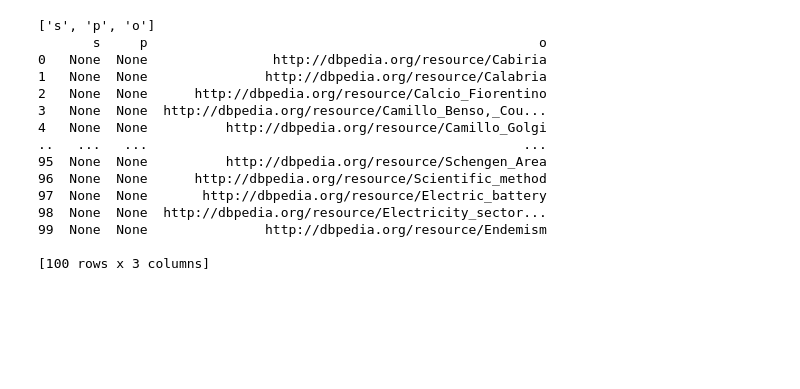
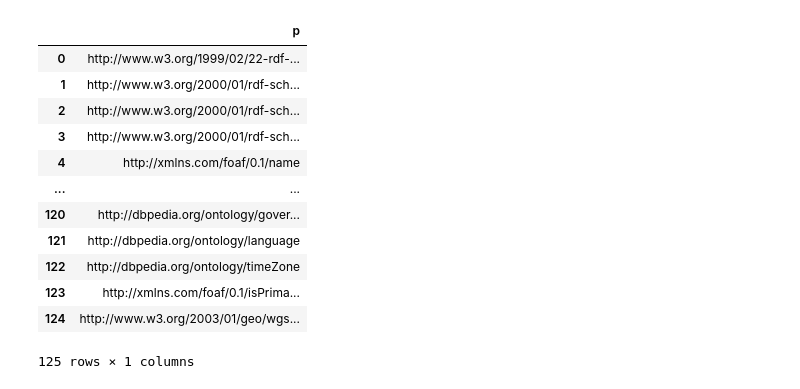
Before and after one commit to nichothenacho64/Generation-Tutti, a Jupyter notebook: eda_sparql_queries.ipynb, the cells around one changed output. Cells and saved outputs as stored; diff of their text form; code cells hidden in the pictures; blank space fills up the shorter version.

```diff
--- a/eda_sparql_queries.ipynb
+++ b/eda_sparql_queries.ipynb
@@ -71,38 +48,27 @@ print(df)
-# %%
-# check available thematic data
-query_triple_count = """
-PREFIX rdf: <http://www.w3.org/1999/02/22-rdf-syntax-ns#>
-PREFIX rdfs: <http://www.w3.org/2000/01/rdf-schema#>
-PREFIX owl: <http://www.w3.org/2002/07/owl#>
-PREFIX dc: <http://purl.org/dc/elements/1.1/>
-
-PREFIX dbo: <http://dbpedia.org/ontology/>
-PREFIX dbr: <http://dbpedia.org/resource/>
-
-
-
-SELECT ?s ?p ?o
-WHERE {
-    dbr:Italy dbo:wikiPageWikiLink ?o .
-}
-LIMIT 100
-"""
-
-df = run_query(query_triple_count)
-print(df)
-# %% [output]
-['s', 'p', 'o']
-       s     p                                                  o
-0   None  None                http://dbpedia.org/resource/Cabiria
-1   None  None               http://dbpedia.org/resource/Calabria
-2   None  None      http://dbpedia.org/resource/Calcio_Fiorentino
-3   None  None  http://dbpedia.org/resource/Camillo_Benso,_Cou...
-4   None  None          http://dbpedia.org/resource/Camillo_Golgi
-..   ...   ...                                                ...
-95  None  None          http://dbpedia.org/resource/Schengen_Area
-96  None  None      http://dbpedia.org/resource/Scientific_method
-97  None  None       http://dbpedia.org/resource/Electric_battery
-98  None  None  http://dbpedia.org/resource/Electricity_sector...
-99  None  None               http://dbpedia.org/resource/Endemism
-
-[100 rows x 3 columns]
+# %%
+# 1.
+# ?? finding out the predicates on the Italy page
+#
+all_query_predicates = '''
+SELECT DISTINCT ?p
+WHERE {
+    dbr:Italy ?p ?o .
+}
+'''
+
+predicates_df = run_query(all_query_predicates)
+predicates_df
+# %% [output]
+|  | p |
+| 0 | http://www.w3.org/1999/02/22-rdf-... |
+| 1 | http://www.w3.org/2000/01/rdf-sch... |
+| 2 | http://www.w3.org/2000/01/rdf-sch... |
+| 3 | http://www.w3.org/2000/01/rdf-sch... |
+| 4 | http://xmlns.com/foaf/0.1/name |
+| ... | ... |
+| 120 | http://dbpedia.org/ontology/gover... |
+| 121 | http://dbpedia.org/ontology/language |
+| 122 | http://dbpedia.org/ontology/timeZone |
+| 123 | http://xmlns.com/foaf/0.1/isPrima... |
+| 124 | http://www.w3.org/2003/01/geo/wgs... |
+125 rows × 1 columns
```
Also changed, not shown: parts of 9 cells of this notebook.
